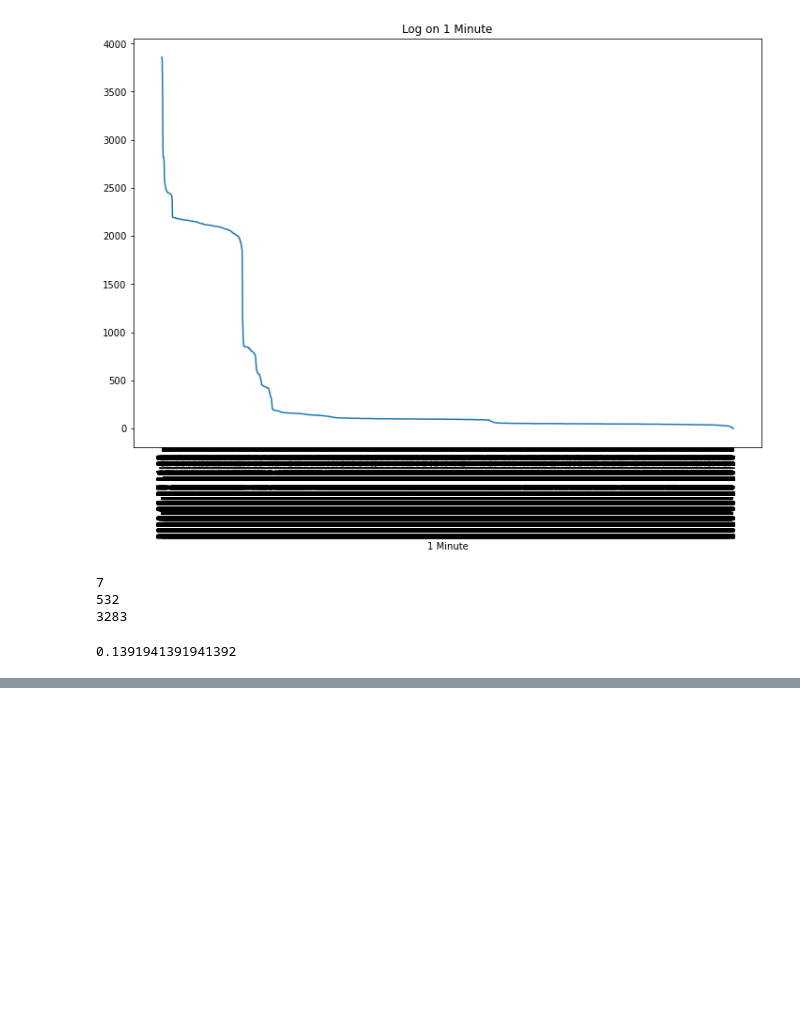
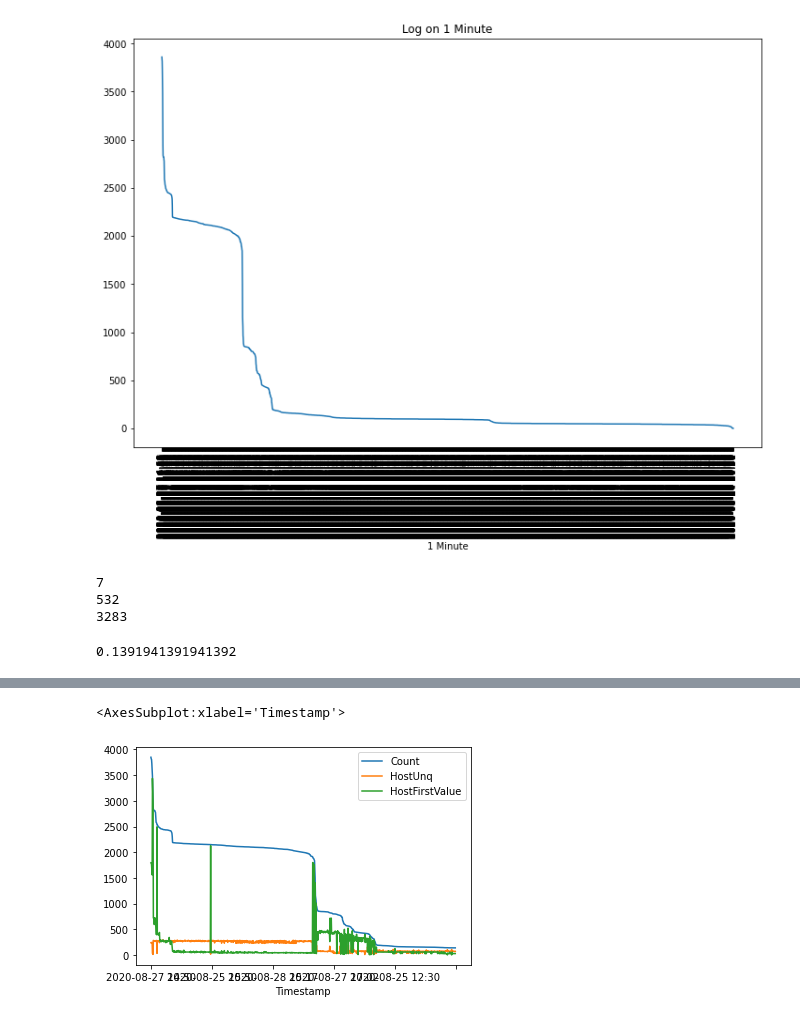
Before and after one commit to gnsia/conan, a Jupyter notebook: EDA/2020-10-28-EDA-log-data-date-hour-minute.ipynb, the cells around one changed output, grey strips where cells are left out. Saved outputs shown, nothing was run; the diff lists cells and outputs as text; code cells hidden in the pictures; blank space fills up the shorter version.

```diff
--- a/EDA/2020-10-28-EDA-log-data-date-hour-minute.ipynb
+++ b/EDA/2020-10-28-EDA-log-data-date-hour-minute.ipynb
@@ -226,10 +226,10 @@ print(len(time_c))
 # %% [output]
 0.1391941391941392
 # %%
-for i in time_b:
+for i in time_a:
     x = df[df['Timestamp'] == i]['Host'].value_counts().head(10)
     y = len(df[df['Timestamp'] == i]['Host'].value_counts())
-    if y < 200:
+    if y > 200:
         print(i)
         print(x)
         print('개별 호스트 유니크 :',y)
@@ -254,0 +257,8 @@ Name: Host, dtype: int64
+# %%
+funcHostUnique = lambda x: len(x['Host'].unique())
+funcHostUniqueFirstValue = lambda x: x['Host'].value_counts()[0]
+hostUnique = time_grp.apply(funcHostUnique)
+hostUniqueFirstValue = time_grp.apply(funcHostUniqueFirstValue)
+# %%
+hostUniqueByMinute = pd.concat([(time_grp['Host'].count().rename('Count')),
+                      hostUnique.rename('HostUnq'), hostUniqueFirstValue.rename('HostFirstValue')], axis=1)
@@ -254,0 +289,5 @@ Name: Host, dtype: int64
+# %%
+hostUniqueByMinute.sort_values(by='Count', ascending=False)[:1000].plot()
+# %% [output]
+<AxesSubplot:xlabel='Timestamp'>
+[figure, added]
```
Also changed, not shown: parts of 27 cells of this notebook, 1 other file.
